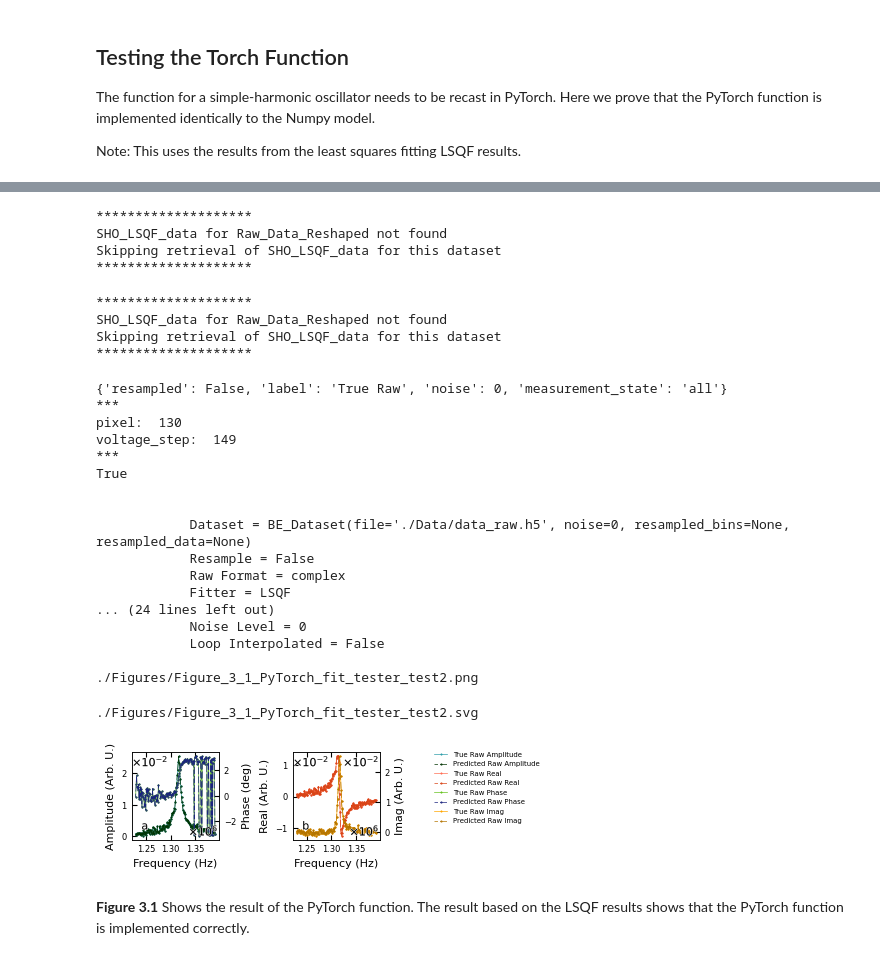
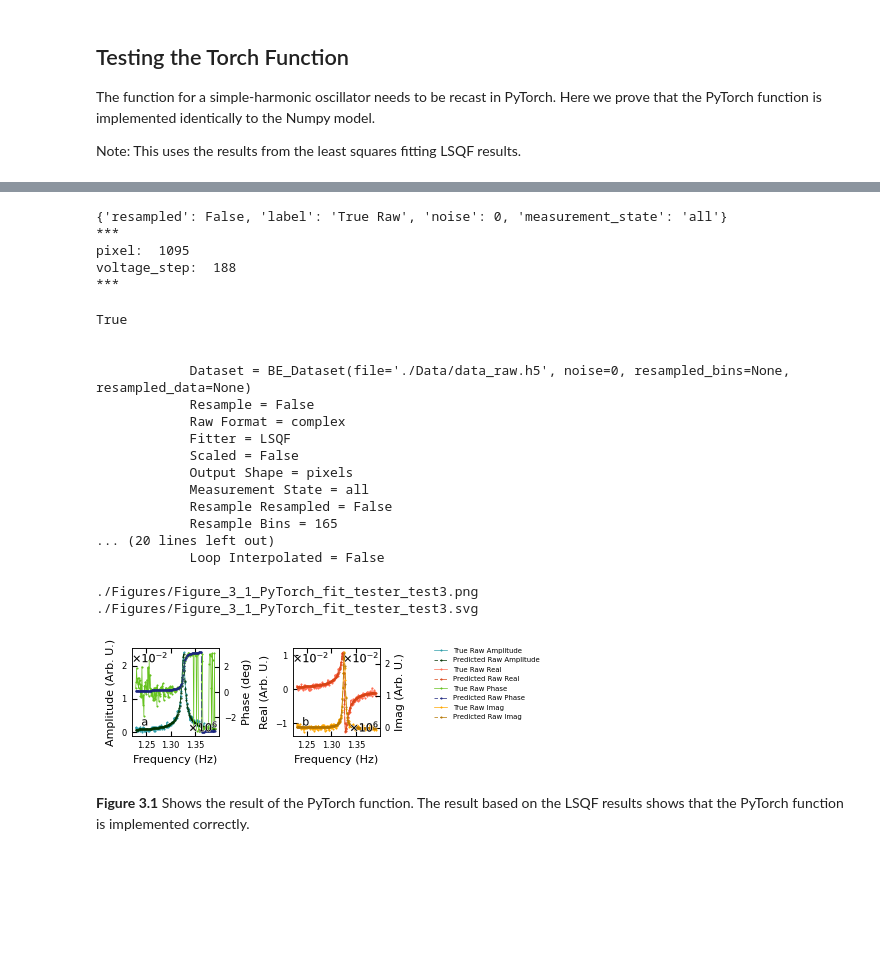
Before and after one commit to m3-learning/Rapid-Fitting-BEPFM-NN, a Jupyter notebook: notebooks/3_Pytorch_SHO_Fitter copy.ipynb, the cells around one changed output, grey strips where cells are left out. Drawn from its saved outputs; the diff is of its cells as text; code cells hidden in the pictures; blank space fills up the shorter version.

```diff
--- a/notebooks/3_Pytorch_SHO_Fitter copy.ipynb
+++ b/notebooks/3_Pytorch_SHO_Fitter copy.ipynb
@@ -104,13 +99,0 @@ from belearn.dataset.scalers import Raw_Data_Scaler
-# %%
-# most of the contents of preprocessing DELETE this and the import above when the SHO_Scaler works
-BE_viz.set_raw_data_resampler()
-
-# computes the scalar on the raw data
-BE_viz.raw_data_scaler = Raw_Data_Scaler(BE_viz.raw_data())
-# gets the LSQF results
-BE_viz.set_SHO_LSQF()
-# %% [output]
-********************
-SHO_LSQF_data for Raw_Data_Reshaped not found
-Skipping retrieval of SHO_LSQF_data for this dataset
-********************
@@ -119,42 +100,43 @@ BE_viz.SHO_Scaler()
 # %%
 #BE_viz.SHO_Scaler()
 BE_viz.SHO_preprocessing()
-# %% [output]
-********************
-SHO_LSQF_data for Raw_Data_Reshaped not found
-Skipping retrieval of SHO_LSQF_data for this dataset
-********************
 # %%
 true = {"resampled": False,
         "label": "True Raw",
         "noise": 0,
         "measurement_state": "all"}
 
 predicted = {"fitter": "LSQF",
              "resampled": False, "label": "Predicted Raw",
              "scaled": False, "noise" : 0}
+# 130, 149
+# 1294, 106
 
-BE_viz.fit_tester(true, predicted, pixel = 130, voltage_step = 149,filename="Figure_3_1_PyTorch_fit_tester_test2")
+BE_viz.fit_tester(true, predicted, pixel = 1095, voltage_step = 188,filename="Figure_3_1_PyTorch_fit_tester_test3")
 # %% [output]
 {'resampled': False, 'label': 'True Raw', 'noise': 0, 'measurement_state': 'all'}
 ***
-pixel:  130
-voltage_step:  149
+pixel:  1095
+voltage_step:  188
 ***
-True
-
-
-            Dataset = BE_Dataset(file='./Data/data_raw.h5', noise=0, resampled_bins=None, resampled_data=None)
-            Resample = False
-            Raw Format = complex
-            Fitter = LSQF
-... (24 lines left out)
-            Noise Level = 0
-            Loop Interpolated = False
-
-./Figures/Figure_3_1_PyTorch_fit_tester_test2.png
-./Figures/Figure_3_1_PyTorch_fit_tester_test2.svg
+True
+
+
+            Dataset = BE_Dataset(file='./Data/data_raw.h5', noise=0, resampled_bins=None, resampled_data=None)
+            Resample = False
+            Raw Format = complex
+            Fitter = LSQF
+            Scaled = False
+            Output Shape = pixels
+            Measurement State = all
+            Resample Resampled = False
+            Resample Bins = 165
+... (20 lines left out)
+            Loop Interpolated = False
+
+./Figures/Figure_3_1_PyTorch_fit_tester_test3.png
+./Figures/Figure_3_1_PyTorch_fit_tester_test3.svg
-[figure, old version]
+[figure, new version]
 # %% [markdown]
 **Figure 3.1** Shows the result of the PyTorch function. The result based on the LSQF results shows that the PyTorch function is implemented correctly.
 # %% [markdown]
```
Also changed, not shown: parts of 4 cells of this notebook, 1 other file.
